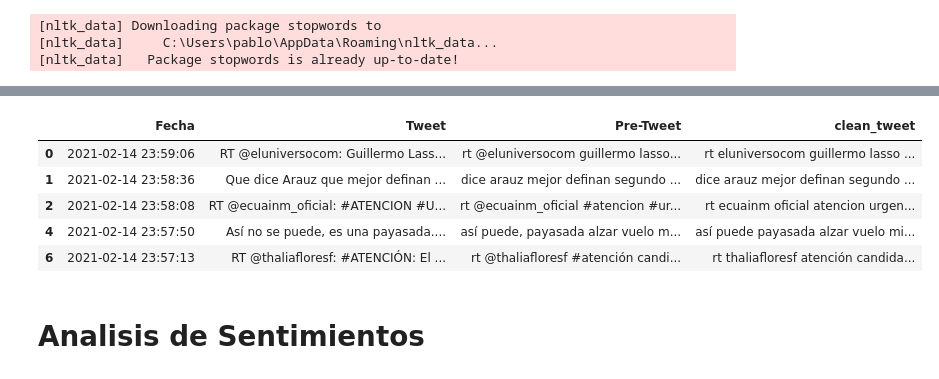
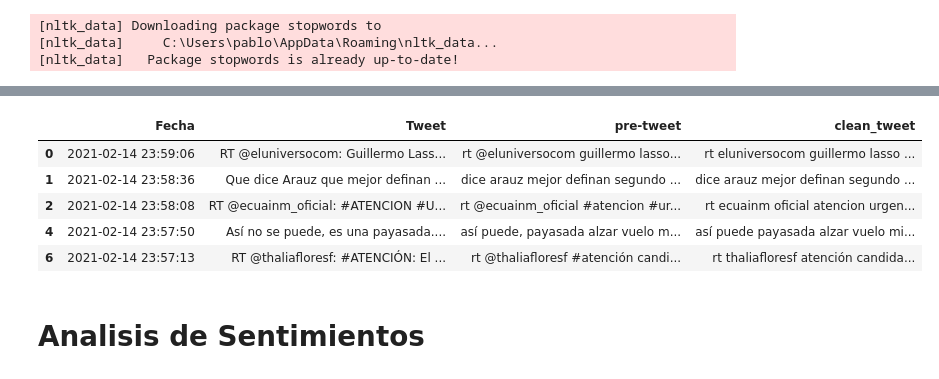
Before and after one commit to pdavicho/analisisDeSentimientos, a Jupyter notebook: Datos.ipynb, the cells around one changed output, grey strips where cells are left out. Cells and saved outputs as stored; diff of their text form; code cells hidden in the pictures.

```diff
--- a/Datos.ipynb
+++ b/Datos.ipynb
@@ -91,6 +91,6 @@ def Preprocessing(instancia):
 # %%
 tweets = [Preprocessing(i) for i in df.Tweet]
 # %%
-df['Pre-Tweet'] = tweets
+df['pre-tweet'] = tweets
 df.head()
 # %% [output]
@@ -108,10 +108,10 @@ def prep_tweets(tweet):
     #tweet = tweet_tokenizer.tokenize(tweet)
     return tweet
 # %%
-df['clean_tweet'] = [prep_tweets(tweet) for tweet in df['Pre-Tweet']]
+df['clean_tweet'] = [prep_tweets(tweet) for tweet in df['pre-tweet']]
 df.head()
 # %% [output]
-|  | Fecha | Tweet | Pre-Tweet | clean_tweet |
+|  | Fecha | Tweet | pre-tweet | clean_tweet |
 | 0 | 2021-02-14 23:59:06 | RT @eluniversocom: Guillermo Lass... | rt @eluniversocom guillermo lasso... | rt eluniversocom guillermo lasso ... |
 | 1 | 2021-02-14 23:58:36 | Que dice Arauz que mejor definan ... | dice arauz mejor definan segundo ... | dice arauz mejor definan segundo ... |
 | 2 | 2021-02-14 23:58:08 | RT @ecuainm_oficial: #ATENCION #U... | rt @ecuainm_oficial #atencion #ur... | rt ecuainm oficial atencion urgen... |
```
Also changed, not shown: parts of 18 cells of this notebook, 1 other file.
